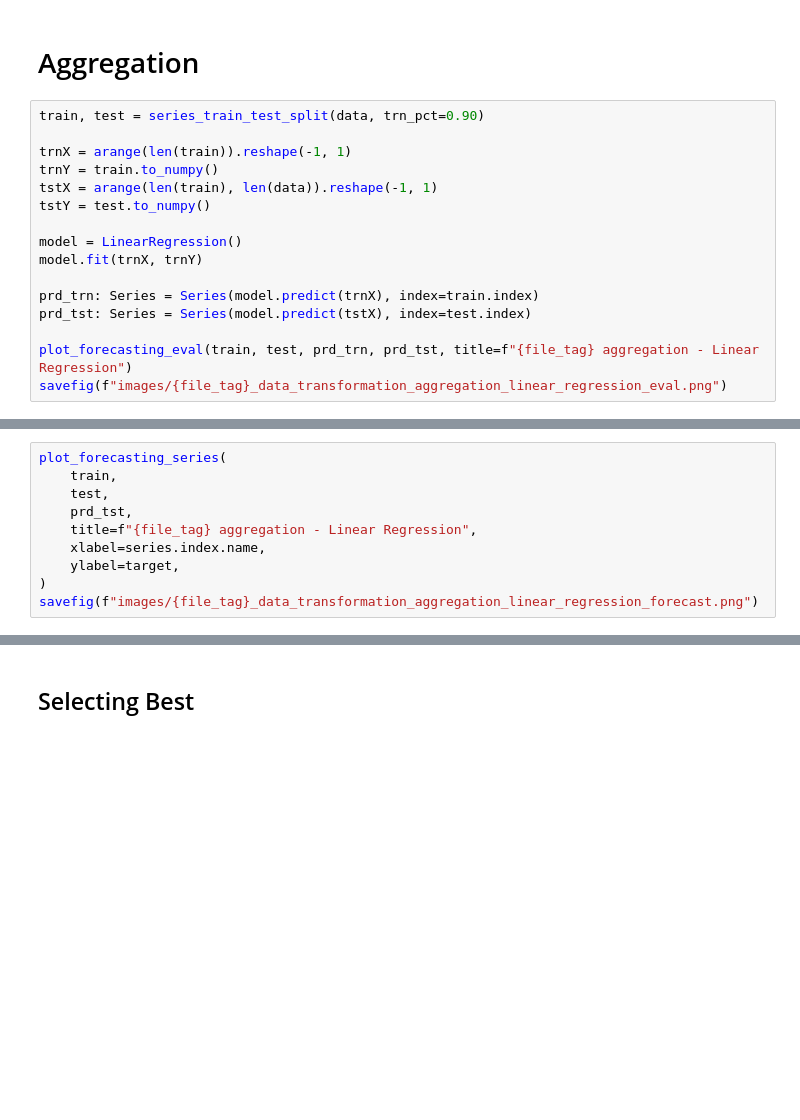
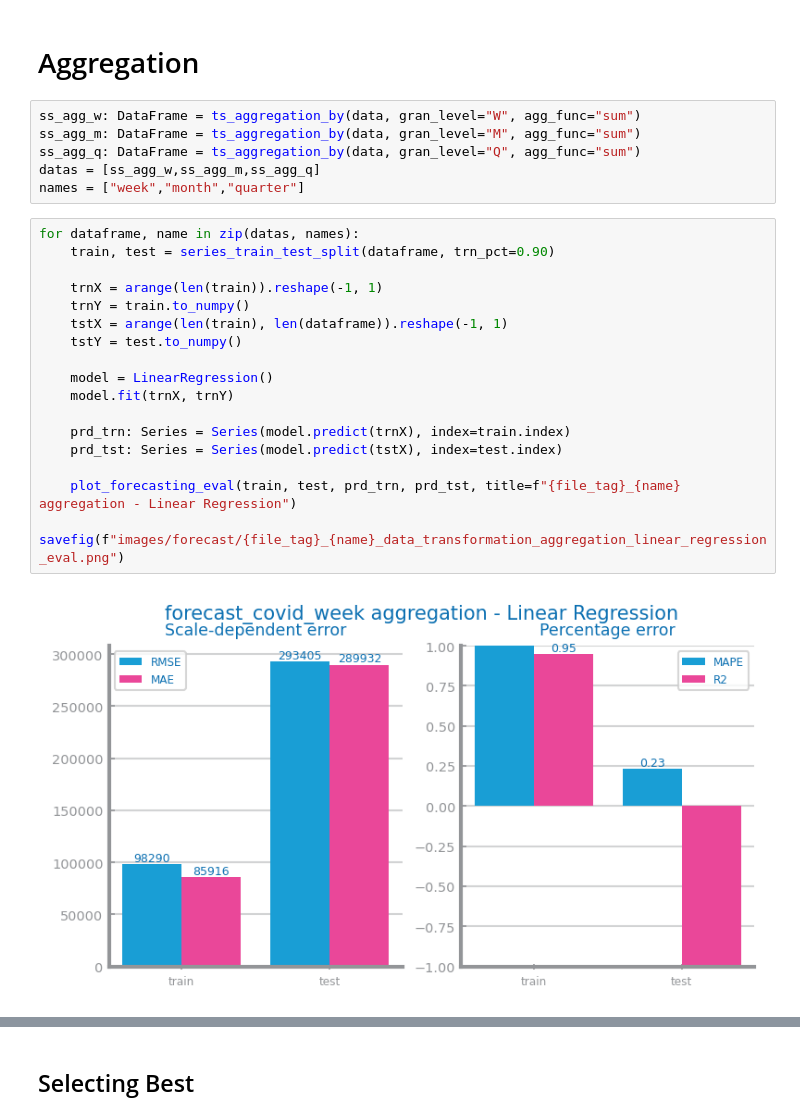
Before and after one commit to esteves3/data-science, a Jupyter notebook: forecasting-covid-data-transformation.ipynb, the cells around one changed output, grey strips where cells are left out. Cells and saved outputs as stored; diff of their text form; blank space fills up the shorter version.

Commit message:
add aggregation for covid

```diff
--- a/forecasting-covid-data-transformation.ipynb
+++ b/forecasting-covid-data-transformation.ipynb
@@ -34,18 +36,27 @@ show()
 # %% [markdown]
 # Aggregation
+# %%
+ss_agg_w: DataFrame = ts_aggregation_by(data, gran_level="W", agg_func="sum")
+ss_agg_m: DataFrame = ts_aggregation_by(data, gran_level="M", agg_func="sum")
+ss_agg_q: DataFrame = ts_aggregation_by(data, gran_level="Q", agg_func="sum")
+datas = [ss_agg_w,ss_agg_m,ss_agg_q]
+names = ["week","month","quarter"]
 # %%
-train, test = series_train_test_split(data, trn_pct=0.90)
+for dataframe, name in zip(datas, names):
+    train, test = series_train_test_split(dataframe, trn_pct=0.90)
 
-trnX = arange(len(train)).reshape(-1, 1)
-trnY = train.to_numpy()
-tstX = arange(len(train), len(data)).reshape(-1, 1)
-tstY = test.to_numpy()
+    trnX = arange(len(train)).reshape(-1, 1)
+    trnY = train.to_numpy()
+    tstX = arange(len(train), len(dataframe)).reshape(-1, 1)
+    tstY = test.to_numpy()
 
-model = LinearRegression()
-model.fit(trnX, trnY)
+    model = LinearRegression()
+    model.fit(trnX, trnY)
 
-prd_trn: Series = Series(model.predict(trnX), index=train.index)
-prd_tst: Series = Series(model.predict(tstX), index=test.index)
+    prd_trn: Series = Series(model.predict(trnX), index=train.index)
+    prd_tst: Series = Series(model.predict(tstX), index=test.index)
 
-plot_forecasting_eval(train, test, prd_trn, prd_tst, title=f"{file_tag} aggregation - Linear Regression")
-savefig(f"images/{file_tag}_data_transformation_aggregation_linear_regression_eval.png")
+    plot_forecasting_eval(train, test, prd_trn, prd_tst, title=f"{file_tag}_{name} aggregation - Linear Regression")
+    savefig(f"images/forecast/{file_tag}_{name}_data_transformation_aggregation_linear_regression_eval.png")
+# %% [output]
+[figure, added]
@@ -52,10 +64,0 @@ savefig(f"images/{file_tag}_data_transformation_aggregation_linear_regression_ev
-# %%
-plot_forecasting_series(
-    train,
-    test,
-    prd_tst,
-    title=f"{file_tag} aggregation - Linear Regression",
-    xlabel=series.index.name,
-    ylabel=target,
-)
-savefig(f"images/{file_tag}_data_transformation_aggregation_linear_regression_forecast.png")
```
Also changed, not shown: parts of 4 cells of this notebook, 6 other files.
